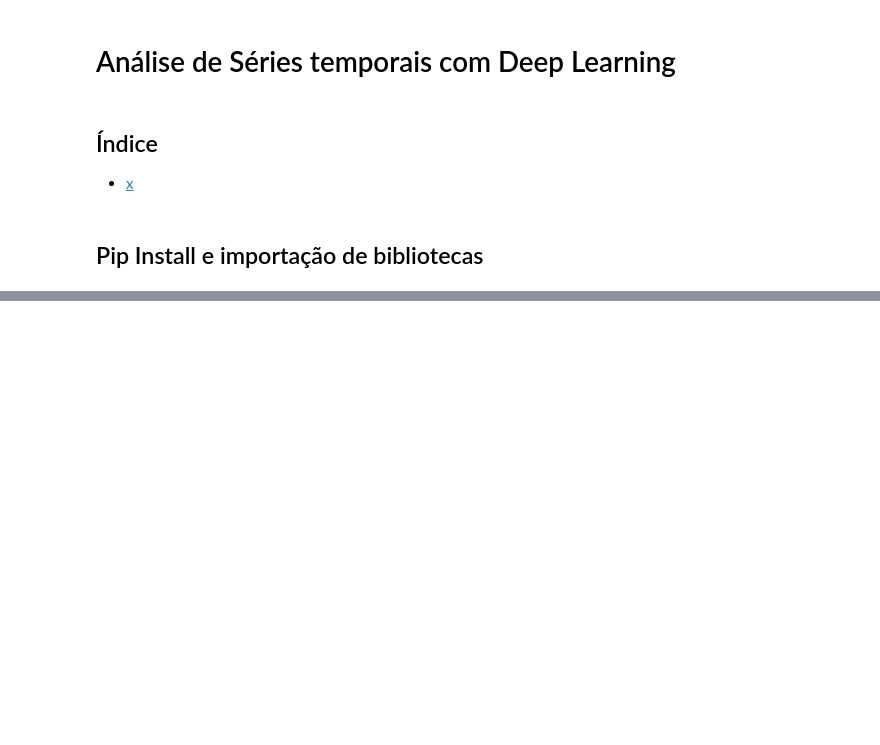
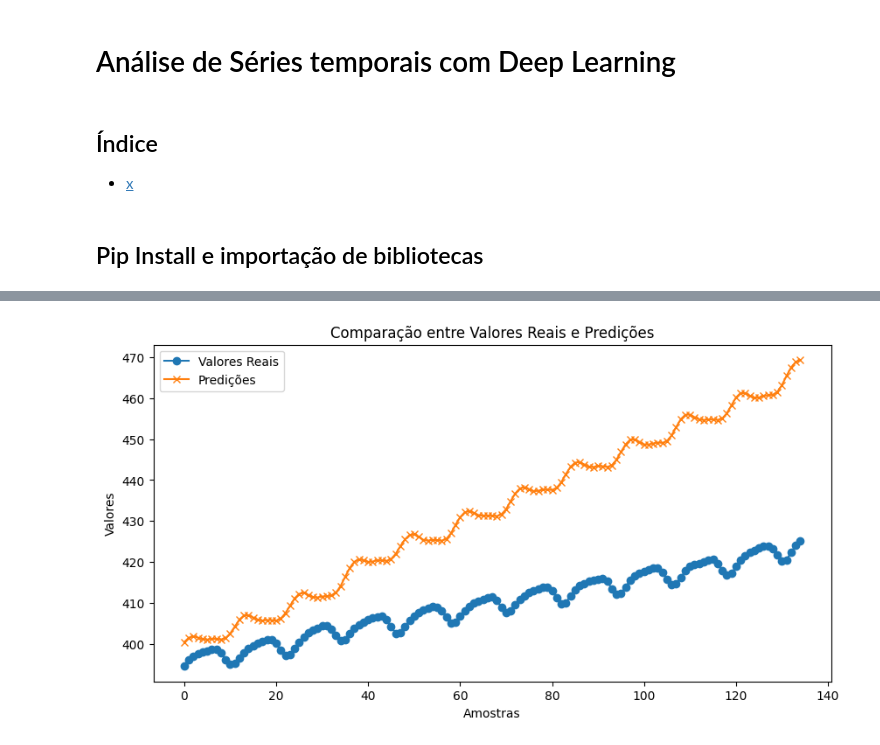
Before and after one commit to Elizetaa/Otimizacao-de-Gas-com-Neuro-Evolucao, a Jupyter notebook: Trends_Atmospheric_CO2/2_tensorFlow_model.ipynb, the cells around one changed output, grey strips where cells are left out. Cells and saved outputs as stored; diff of their text form; code cells hidden in the pictures; blank space fills up the shorter version.

```diff
--- a/Trends_Atmospheric_CO2/2_tensorFlow_model.ipynb
+++ b/Trends_Atmospheric_CO2/2_tensorFlow_model.ipynb
@@ -95,0 +138,2 @@ aux.plotLine(trainNormalized[0])
+# %%
+y_pred = model.predict(X_scaled_test)
@@ -95,0 +143,12 @@ aux.plotLine(trainNormalized[0])
+# %%
+# Comparação entre valores reais e previstos
+plt.figure(figsize=(10, 5))
+plt.plot(y_test, label='Valores Reais', marker='o')
+plt.plot(y_pred, label='Predições', marker='x')
+plt.xlabel('Amostras')
+plt.ylabel('Valores')
+plt.legend()
+plt.title('Comparação entre Valores Reais e Predições')
+plt.show()
+# %% [output]
+[figure, added]
```
Also changed, not shown: parts of 19 cells of this notebook, 4 other files.
